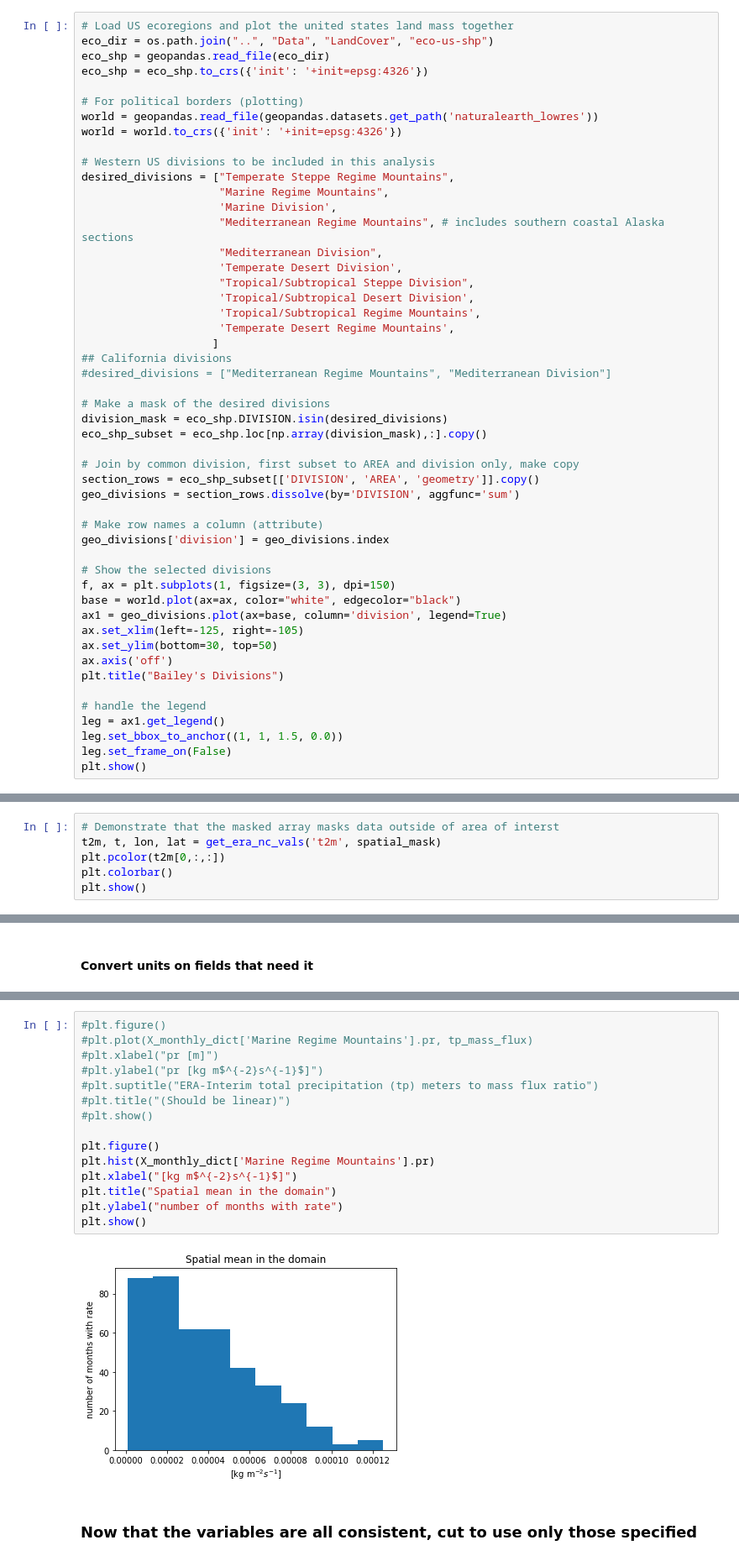
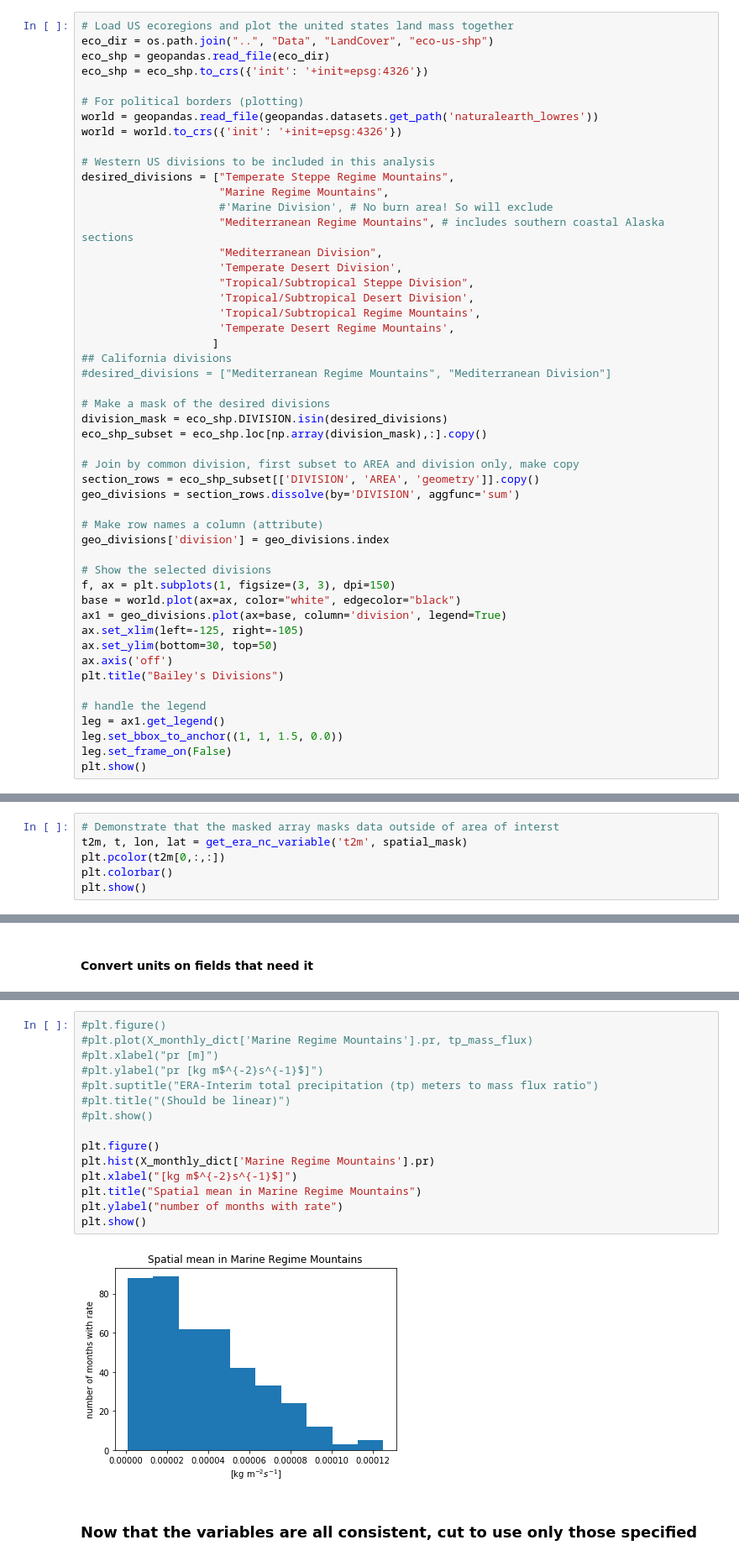
Before and after one commit to stevenjoelbrey/metSpread, a Jupyter notebook: Python/train_burn_area_classifier.ipynb, the cells around one changed output, grey strips where cells are left out. Shown at 84% size. Cells and saved outputs as stored; diff of their text form.

```diff
--- a/Python/train_burn_area_classifier.ipynb
+++ b/Python/train_burn_area_classifier.ipynb
@@ -63,7 +65,7 @@ world = world.to_crs({'init': '+init=epsg:4326'})
 # Western US divisions to be included in this analysis
 desired_divisions = ["Temperate Steppe Regime Mountains",
                      "Marine Regime Mountains",
-                     'Marine Division',
+                     #'Marine Division', # No burn area! So will exclude
                      "Mediterranean Regime Mountains", # includes southern coastal Alaska sections
                      "Mediterranean Division",
                      'Temperate Desert Division',
@@ -299,7 +305,7 @@ def get_era_nc_variable(var, spatial_mask, spatialMean=False, startYear=1983):
     return vals_masked, t_mon, lon, lat
 # %%
 # Demonstrate that the masked array masks data outside of area of interst
-t2m, t, lon, lat = get_era_nc_vals('t2m', spatial_mask)
+t2m, t, lon, lat = get_era_nc_variable('t2m', spatial_mask)
 plt.pcolor(t2m[0,:,:])
 plt.colorbar()
 plt.show()
@@ -493,20 +467,20 @@ X_monthly_dict['Marine Regime Mountains']
 # %%
 #plt.figure()
 #plt.plot(X_monthly_dict['Marine Regime Mountains'].pr, tp_mass_flux)
 #plt.xlabel("pr [m]")
 #plt.ylabel("pr [kg m$^{-2}s^{-1}$]")
 #plt.suptitle("ERA-Interim total precipitation (tp) meters to mass flux ratio")
 #plt.title("(Should be linear)")
 #plt.show()
 
 plt.figure()
 plt.hist(X_monthly_dict['Marine Regime Mountains'].pr)
 plt.xlabel("[kg m$^{-2}s^{-1}$]")
-plt.title("Spatial mean in the domain")
+plt.title("Spatial mean in Marine Regime Mountains")
 plt.ylabel("number of months with rate")
 plt.show()
 # %% [output]
-[figure, old version]
+[figure, new version]
 # %% [markdown]
 ### Now that the variables are all consistent, cut to use only those specified
 # %% [raw]
```
Also changed, not shown: parts of 21 cells of this notebook.
